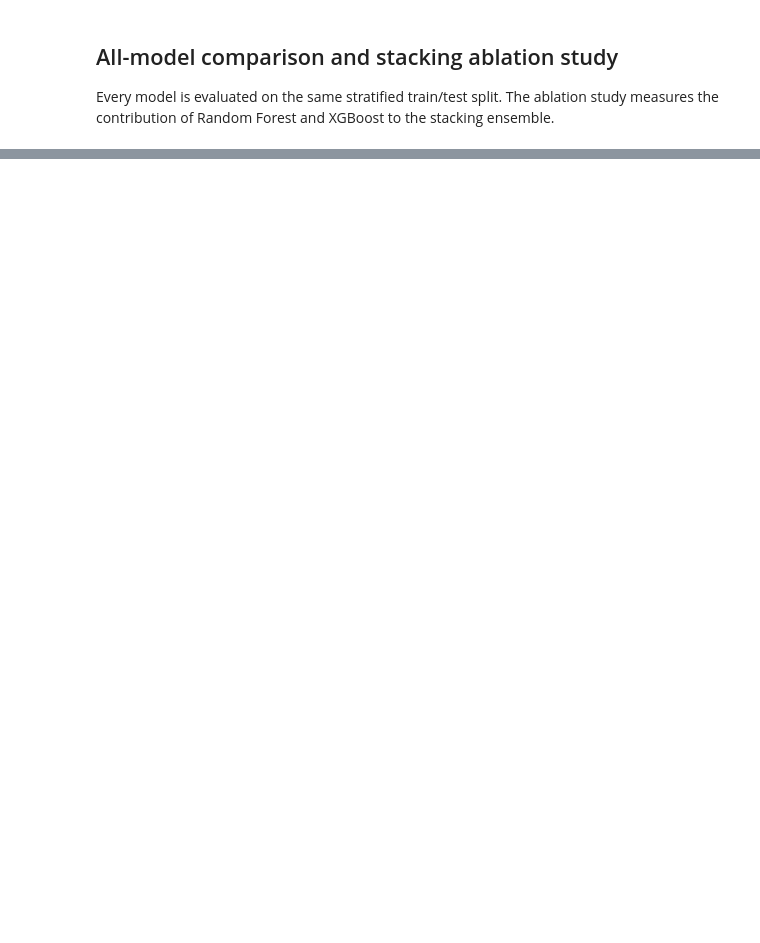
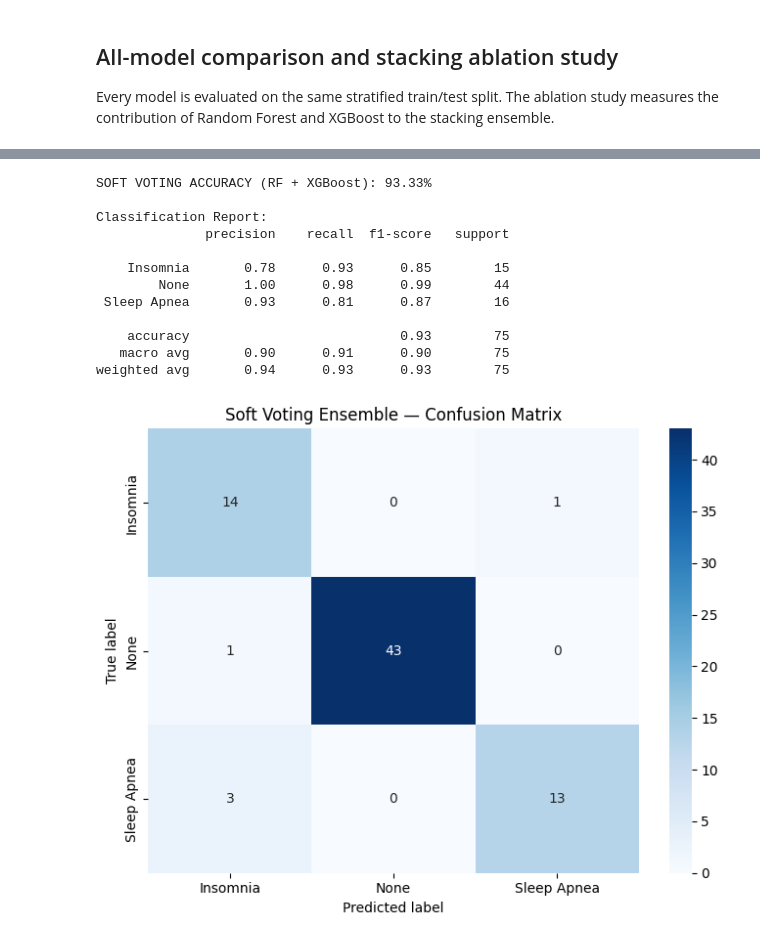
Before and after one commit to shovo896/sleep_data_analysis_bracu, a Jupyter notebook: stacking_cls.ipynb, the cells around one changed output, grey strips where cells are left out. Cells and saved outputs as stored; diff of their text form; code cells hidden in the pictures; blank space fills up the shorter version.

```diff
--- a/stacking_cls.ipynb
+++ b/stacking_cls.ipynb
@@ -692,0 +711,53 @@ plt.show()
+# %%
+from sklearn.base import clone
+from sklearn.ensemble import VotingClassifier
+
+# Same RF + XGBoost soft-voting design as random_xgbo_voting.ipynb.
+rf_voting_model = Pipeline([
+    ("preprocessor", clone(preprocessor)),
+    ("classifier", RandomForestClassifier(n_estimators=200, random_state=42)),
+])
+
+xgb_voting_model = Pipeline([
+    ("preprocessor", clone(preprocessor)),
+    ("classifier", XGBClassifier(
+        n_estimators=200, learning_rate=0.05, max_depth=5,
+        eval_metric="mlogloss", random_state=42,
+    )),
+])
+
+soft_voting_model = VotingClassifier(
+    estimators=[("rf", rf_voting_model), ("xgb", xgb_voting_model)],
+    voting="soft",
+)
+
+soft_voting_model.fit(X_train, y_train)
+soft_voting_pred = soft_voting_model.predict(X_test)
+soft_voting_accuracy = accuracy_score(y_test, soft_voting_pred)
+soft_voting_cm = confusion_matrix(y_test, soft_voting_pred)
+
+print(f"SOFT VOTING ACCURACY (RF + XGBoost): {soft_voting_accuracy * 100:.2f}%")
+print("\nClassification Report:")
+print(classification_report(y_test, soft_voting_pred, target_names=le.classes_))
+
+plt.figure(figsize=(7, 5.5))
+sns.heatmap(soft_voting_cm, annot=True, fmt="d", cmap="Blues", xticklabels=le.classes_, yticklabels=le.classes_)
+plt.title("Soft Voting Ensemble — Confusion Matrix")
+plt.xlabel("Predicted label")
+plt.ylabel("True label")
+plt.tight_layout()
+plt.show()
+# %% [output]
+SOFT VOTING ACCURACY (RF + XGBoost): 93.33%
+
+Classification Report:
+              precision    recall  f1-score   support
+
+    Insomnia       0.78      0.93      0.85        15
+        None       1.00      0.98      0.99        44
+ Sleep Apnea       0.93      0.81      0.87        16
+
+    accuracy                           0.93        75
+   macro avg       0.90      0.91      0.90        75
+weighted avg       0.94      0.93      0.93        75
+[figure, added]
```
Also changed, not shown: parts of 18 cells of this notebook, 1 other file.
